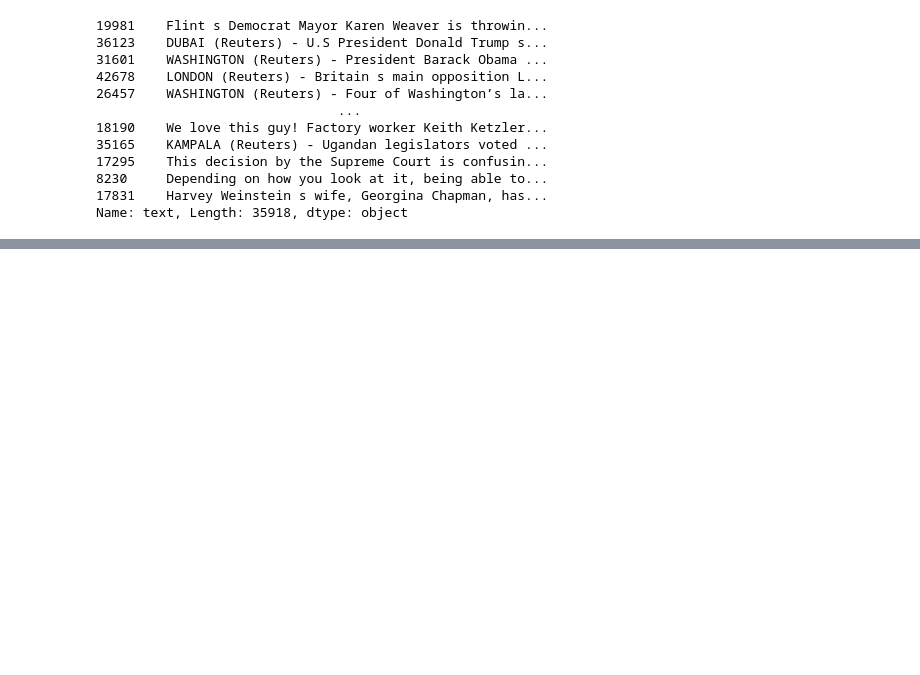
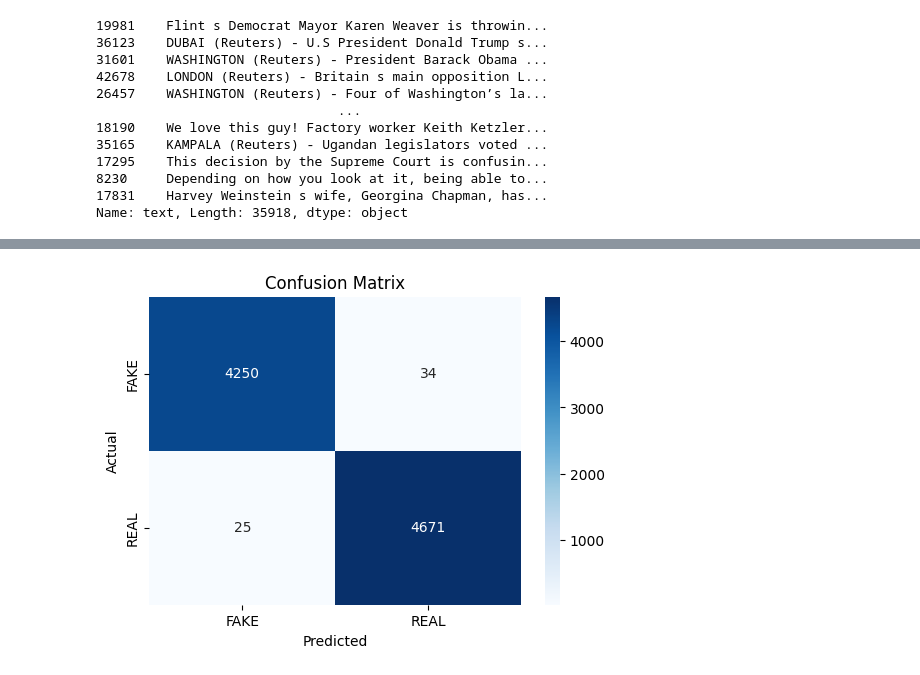
Before and after one commit to NANDINISHARMA30/Fake-News-Detector, a Jupyter notebook: News detector.ipynb, the cells around one changed output, grey strips where cells are left out. Drawn from its saved outputs; the diff is of its cells as text; code cells hidden in the pictures; blank space fills up the shorter version.

```diff
--- a/News detector.ipynb
+++ b/News detector.ipynb
@@ -268,0 +320,70 @@ tfidf_test = tfidf_vectorizer.transform(X_test)
+# %%
+#  Train-Test Split
+X = df["text"]
+y = df["category"]
+
+X_train, X_test, y_train, y_test = train_test_split(
+    X,
+    y,
+    test_size=0.2,
+    random_state=7,
+    stratify=y
+)
+
+# TF-IDF Vectorization
+tfidf_vectorizer = TfidfVectorizer(
+    stop_words="english",
+    max_df=0.7
+)
+
+tfidf_train = tfidf_vectorizer.fit_transform(X_train)
+tfidf_test  = tfidf_vectorizer.transform(X_test)
+
+
+pac = PassiveAggressiveClassifier(
+    max_iter=50,
+    random_state=7
+)
+
+pac.fit(tfidf_train, y_train)
+y_pred = pac.predict(tfidf_test) #Predictions
+
+accuracy = accuracy_score(y_test, y_pred) #accuracy
+print(f"Accuracy: {round(accuracy * 100, 2)}%")
+print("\nClassification Report:") # Classification Report
+
+print(classification_report(
+    y_test,
+    y_pred,
+    target_names=["FAKE", "REAL"]
+))
+
+cm = confusion_matrix(
+    y_test,
+    y_pred,
+    labels=[0, 1]   # 0 = FAKE, 1 = REAL
+)# Confusion Matrix
+
+
+cm_df = pd.DataFrame(
+    cm,
+    index=["FAKE", "REAL"],
+    columns=["FAKE", "REAL"]
+)
+
+print("\nConfusion Matrix:")
+print(cm_df)
+
+# Confusion Matrix Plot
+plt.figure(figsize=(6, 4))
+sns.heatmap(
+    cm_df,
+    annot=True,
+    fmt="d",
+    cmap="Blues"
+)
+plt.xlabel("Predicted")
+plt.ylabel("Actual")
+plt.title("Confusion Matrix")
+plt.show()
+# %% [output]
@@ -268,0 +407 @@ tfidf_test = tfidf_vectorizer.transform(X_test)
+[figure, added]
```
Also changed, not shown: parts of 19 cells of this notebook.
